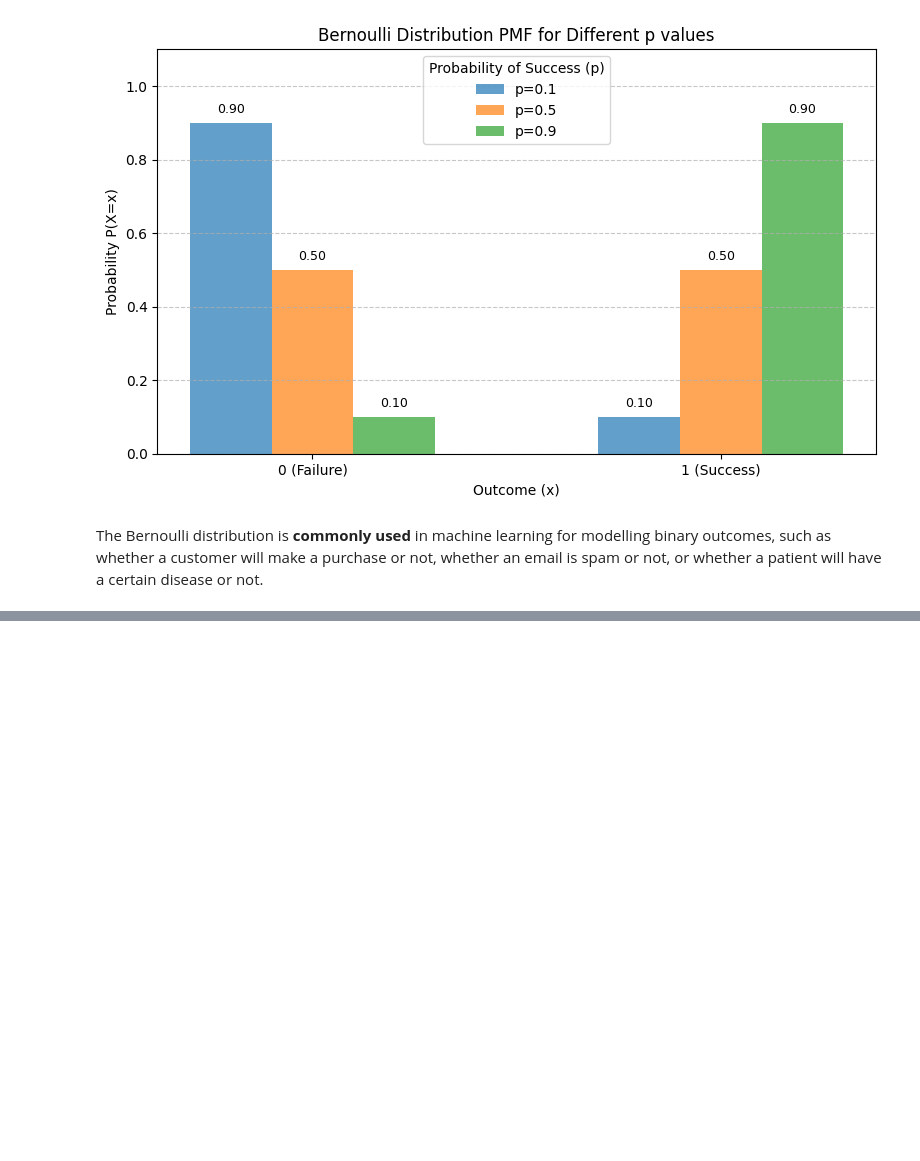
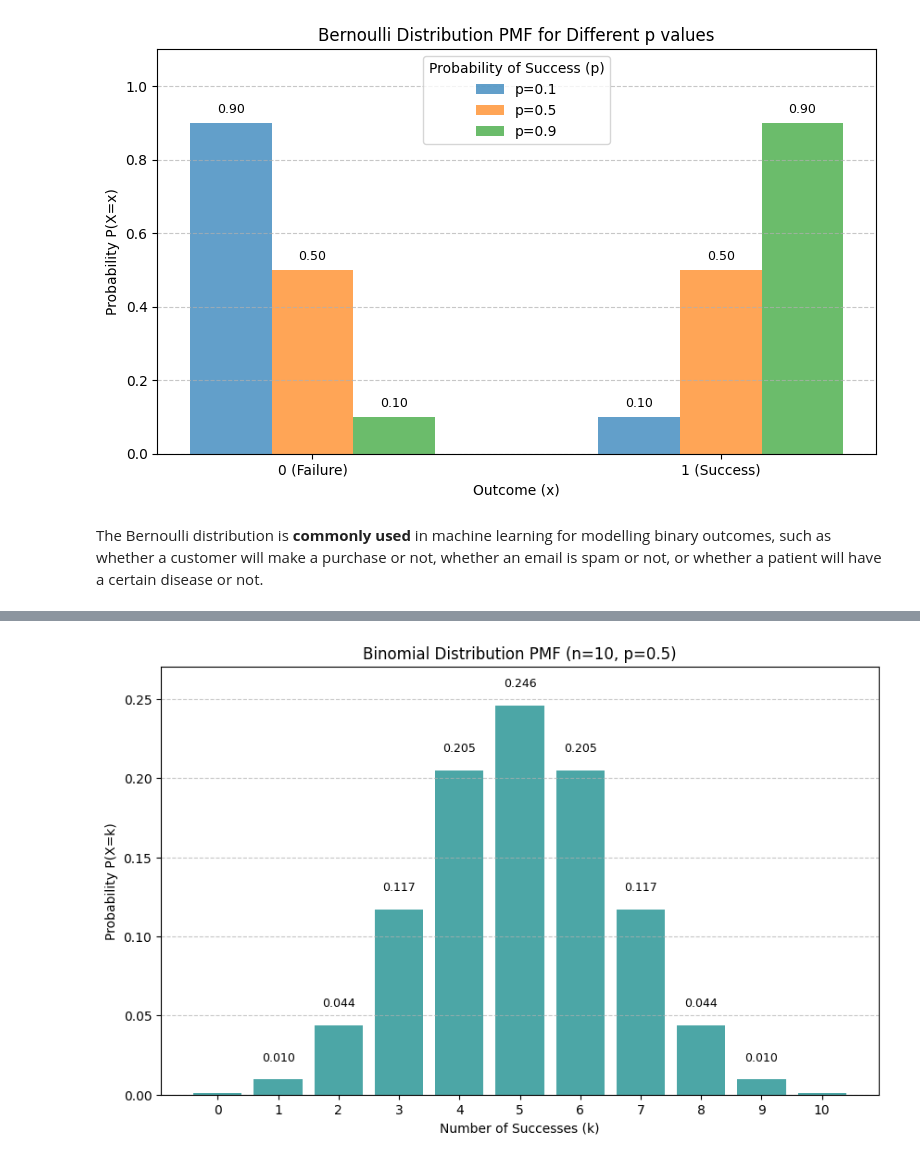
Before and after one commit to mapurva/CodeWorkspace, a Jupyter notebook: Central_Limit_Theorem.ipynb, the cells around one changed output, grey strips where cells are left out. Cells and saved outputs as stored; diff of their text form; code cells hidden in the pictures; blank space fills up the shorter version.

Commit message:
Binomial distribution is included.

```diff
--- a/Central_Limit_Theorem.ipynb
+++ b/Central_Limit_Theorem.ipynb
@@ -114,0 +126,53 @@ The Bernoulli distribution is **commonly used** in machine learning for modellin
+# %%
+import numpy as np
+import matplotlib.pyplot as plt
+from scipy.special import comb # For binomial coefficient
+
+def binomial_pmf(n, p, k):
+    """
+    Calculates the Probability Mass Function (PMF) for a Binomial distribution.
+    n: number of trials
+    p: probability of success on a single trial
+    k: number of successes
+    """
+    if not (0 <= p <= 1):
+        raise ValueError("Probability 'p' must be between 0 and 1.")
+    if not (0 <= k <= n):
+        return 0 # Probability is 0 if k is outside the valid range
+
+    # Binomial coefficient C(n, k)
+    coefficient = comb(n, k, exact=True)
+
+    # PMF formula
+    pmf = coefficient * (p**k) * ((1-p)**(n-k))
+    return pmf
+
+# Set parameters for the Binomial distribution
+n = 10  # Number of trials
+p = 0.5 # Probability of success
+
+# Possible number of successes (k)
+k_values = np.arange(0, n + 1) # k can range from 0 to n
+
+# Calculate the PMF for each k
+pmf_values = [binomial_pmf(n, p, k) for k in k_values]
+
+# Plot the PMF
+fig, ax = plt.subplots(figsize=(10, 6))
+ax.bar(k_values, pmf_values, color='teal', alpha=0.7)
+
+ax.set_xlabel('Number of Successes (k)')
+ax.set_ylabel('Probability P(X=k)')
+ax.set_title(f'Binomial Distribution PMF (n={n}, p={p})')
+ax.set_xticks(k_values)
+ax.set_ylim(0, max(pmf_values) * 1.1) # Add some padding to the y-axis limit
+ax.grid(axis='y', linestyle='--', alpha=0.7)
+
+# Add text labels for probabilities
+for i, v in enumerate(pmf_values):
+    if v > 0.005: # Only label probabilities that are visibly large enough
+        ax.text(k_values[i], v + 0.01, f'{v:.3f}', ha='center', va='bottom', fontsize=9)
+
+plt.show()
+# %% [output]
+[figure, added]
```
Also changed, not shown: parts of 5 cells of this notebook.
